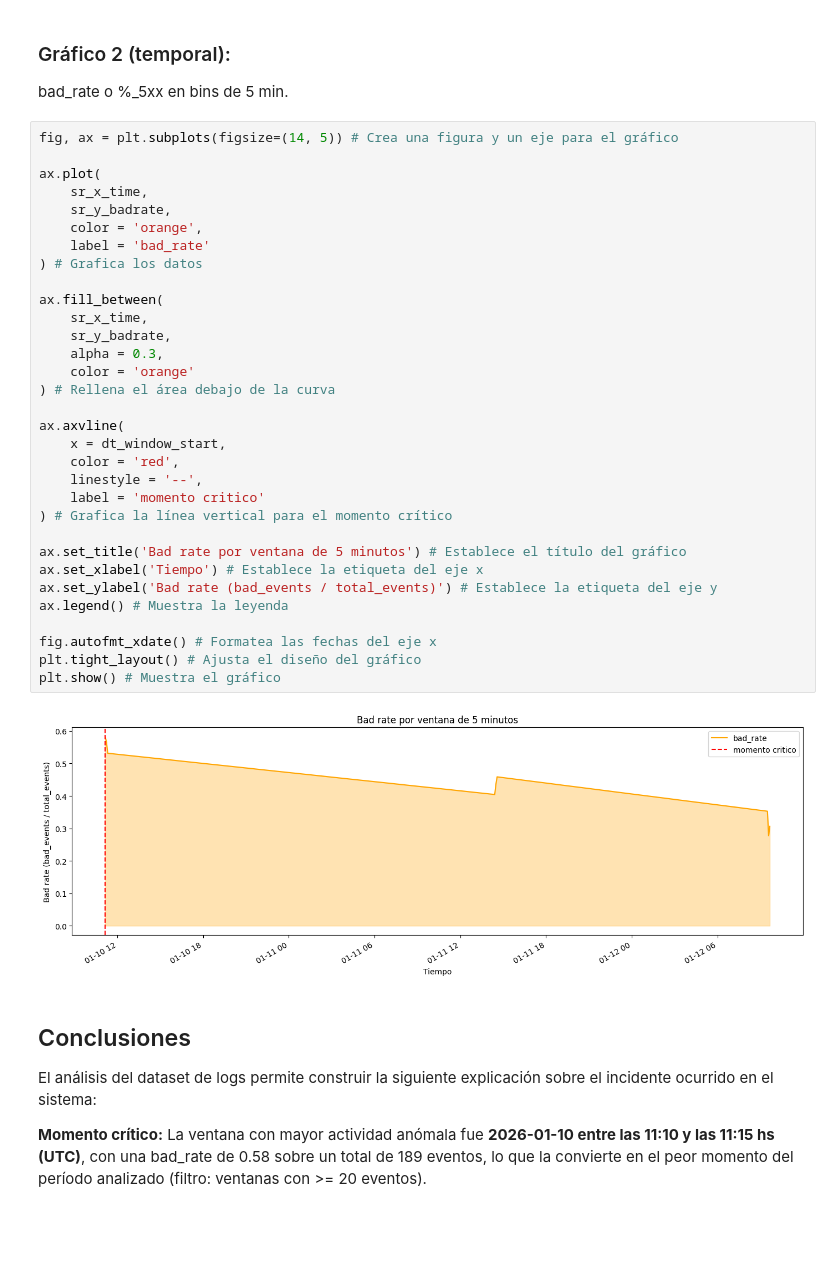
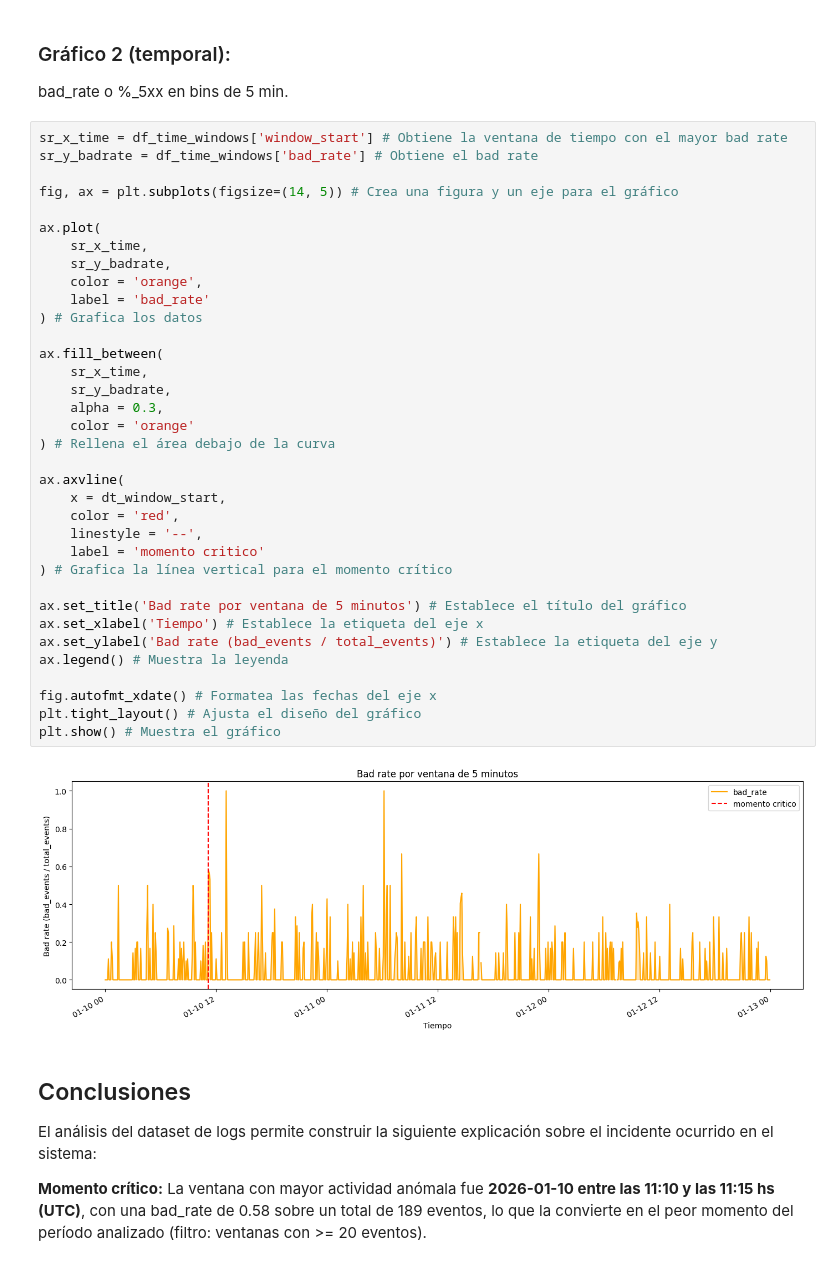
Before and after one commit to da21nny/The_Huddle_Challenge_6_CodePro_4, a Jupyter notebook: challenge_6.ipynb, the cells around one changed output. Drawn from its saved outputs; the diff is of its cells as text; blank space fills up the shorter version.

Commit message:
feat: Clarify chosen endpoint criterion and refactor plotting variables.

```diff
--- a/challenge_6.ipynb
+++ b/challenge_6.ipynb
@@ -257,39 +256,42 @@ plt.show() # Muestra el gráfico
 ### Gráfico 2 (temporal):
 bad_rate o %_5xx en bins de 5 min.
 # %%
+sr_x_time = df_time_windows['window_start'] # Obtiene la ventana de tiempo con el mayor bad rate
+sr_y_badrate = df_time_windows['bad_rate'] # Obtiene el bad rate
+
 fig, ax = plt.subplots(figsize=(14, 5)) # Crea una figura y un eje para el gráfico
 
 ax.plot(
     sr_x_time,
     sr_y_badrate,
     color = 'orange',
     label = 'bad_rate'
 ) # Grafica los datos
 
 ax.fill_between(
     sr_x_time,
     sr_y_badrate,
     alpha = 0.3,
     color = 'orange'
 ) # Rellena el área debajo de la curva
 
 ax.axvline(
     x = dt_window_start,
     color = 'red',
     linestyle = '--',
     label = 'momento critico'
 ) # Grafica la línea vertical para el momento crítico
 
 ax.set_title('Bad rate por ventana de 5 minutos') # Establece el título del gráfico
 ax.set_xlabel('Tiempo') # Establece la etiqueta del eje x
 ax.set_ylabel('Bad rate (bad_events / total_events)') # Establece la etiqueta del eje y
 ax.legend() # Muestra la leyenda
 
 fig.autofmt_xdate() # Formatea las fechas del eje x
 plt.tight_layout() # Ajusta el diseño del gráfico
 plt.show() # Muestra el gráfico
 # %% [output]
-[figure, old version]
+[figure, new version]
 # %% [markdown]
 ## Conclusiones
 
```
Also changed, not shown: parts of 2 cells of this notebook.
